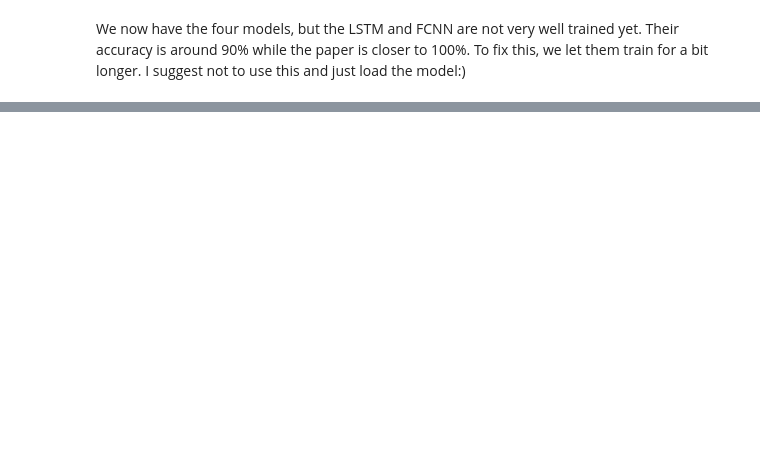
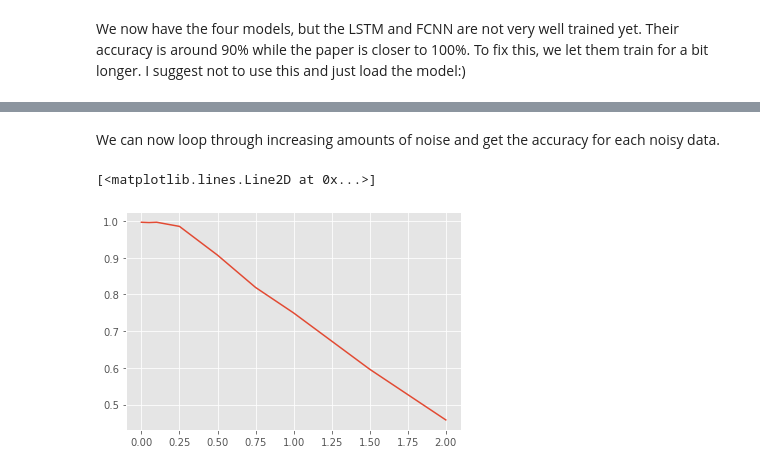
Before and after one commit to Eudelft/Deepproject, a Jupyter notebook: deep.ipynb, the cells around one changed output, grey strips where cells are left out. Drawn from its saved outputs; the diff is of its cells as text; code cells hidden in the pictures; blank space fills up the shorter version.

Commit message:
Restore figure9 code, add figure10 code

```diff
--- a/deep.ipynb
+++ b/deep.ipynb
@@ -423,0 +439,6 @@ RF_model.fit(X_train_scaled_nw, y_train_nw)
+# %%
+def test_accuracy(model, X, y):
+    y_predict = model.predict(X)
+    y_pred=np.argmax(y_predict, axis=1)
+    y_test=np.argmax(y, axis=1)
+    return metrics.accuracy_score(y_test, y_pred)
@@ -423,0 +449,23 @@ RF_model.fit(X_train_scaled_nw, y_train_nw)
+# %%
+# Both the tree and forest are trained on the data WITHOUT windows
+# Accuracy is higer that way then when training on data with windows (which is then reshaped)
+
+print("### DecisionTree ###\n")
+DT_model = DecisionTreeClassifier()
+DT_model.fit(X_train_scaled_nw, y_train_nw)
+
+print("Training data accuracy:")
+print(test_accuracy(DT_model, X_train_scaled_nw, y_train_nw))
+
+print("Test accuracy:")
+print(test_accuracy(DT_model, X_test_scaled_nw, y_test_nw))
+
+print("\n### RandomForest ###\n")
+RF_model = RandomForestClassifier(n_estimators=50)  # original paper uses 20 estimators
+RF_model.fit(X_train_scaled_nw, y_train_nw)
+
+print("Training data accuracy:")
+print(test_accuracy(RF_model, X_train_scaled_nw, y_train_nw))
+
+print("Test accuracy:")
+print(test_accuracy(RF_model, X_test_scaled_nw, y_test_nw))
@@ -424,7 +486,7 @@ RF_model.fit(X_train_scaled_nw, y_train_nw)
 # %% [markdown]
 We now have the four models, but the LSTM and FCNN are not very well trained yet. Their accuracy is around 90% while the paper is closer to 100%. To fix this, we let them train for a bit longer. I suggest not to use this and just load the model:)
 # %%
-using_saved_model = False
+using_saved_model = True
 
 if using_saved_model:
     FCNN_model_ = load_model('./FCNN_model_reproduce')
@@ -438,0 +515,5 @@ else:  # fit the models
+# %%
+def add_noise(data, sigma):
+    size_ = data.shape
+    noise = np.random.normal(0, sigma, size=size_) # 1000 samples with normal distribution
+    return data+noise
@@ -438,0 +536,14 @@ else:  # fit the models
+# %% [markdown]
+We can now loop through increasing amounts of noise and get the accuracy for each noisy data.
+# %%
+standard_deviation = [0, 0.05, 0.1, 0.25, 0.5, 0.75, 1, 1.5, 2]
+accuracy = []
+
+for sigma in standard_deviation:
+    X_noisy = add_noise(X_test, sigma)
+    accuracy.append(test_accuracy(LSTM_model, X_noisy, y_test))
+
+plt.plot(standard_deviation, accuracy)
+# %% [output]
+[<matplotlib.lines.Line2D at 0x...>]
+[figure, added]
```
Also changed, not shown: parts of 17 cells of this notebook, 8 other files.
